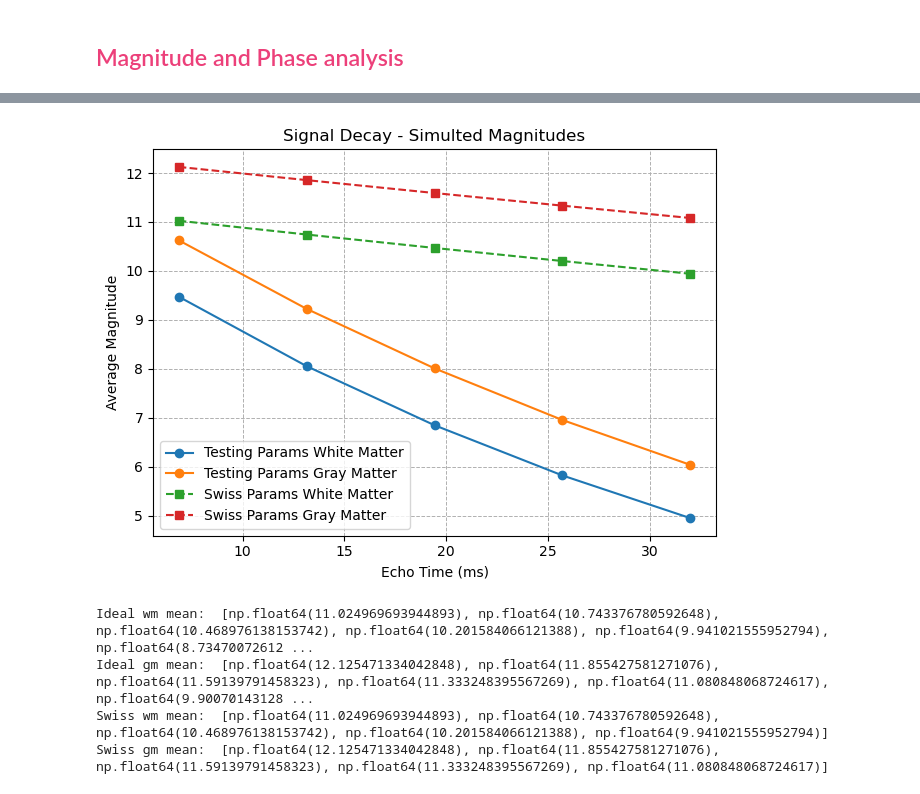
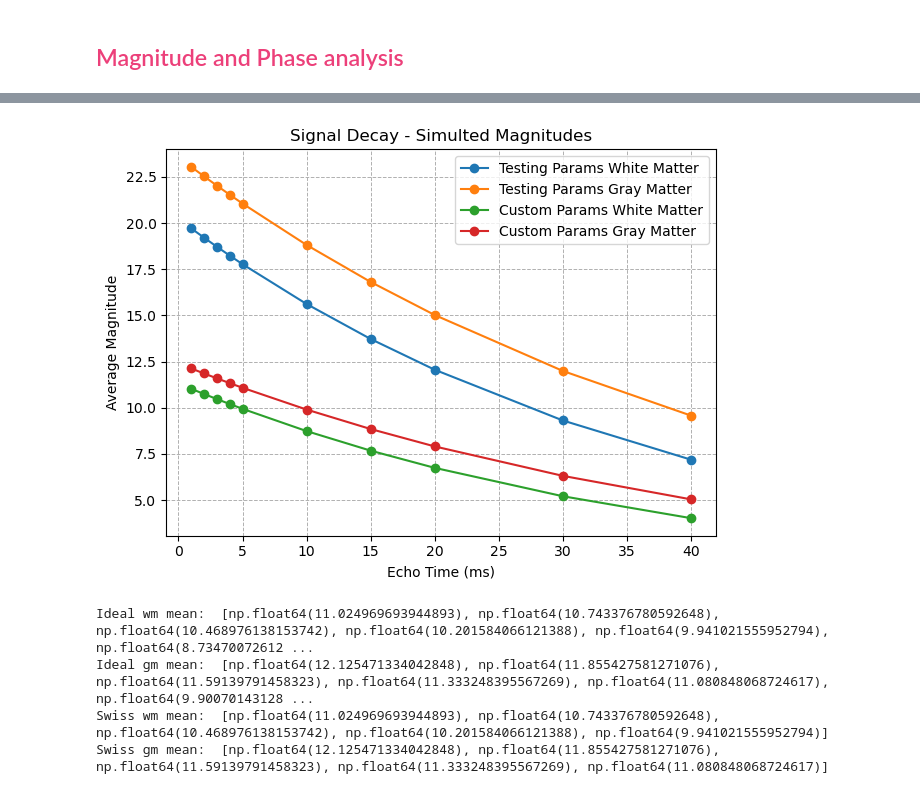
Before and after one commit to sriosq/Image-processing-strategies, a Jupyter notebook: MRsim/sim_swiss.ipynb, the cells around one changed output, grey strips where cells are left out. Drawn from its saved outputs; the diff is of its cells as text; code cells hidden in the pictures.

```diff
--- a/MRsim/sim_swiss.ipynb
+++ b/MRsim/sim_swiss.ipynb
@@ -230,15 +230,18 @@ swiss_params_sim_ph_data = swiss_params_sim_ph_img.get_fdata()
 n_echoes_custom = custom_params_sim_mag_data.shape[-1]
 n_echoes_swiss = swiss_params_sim_mag_data.shape[-1]
 # %%
-# Testing why do decay is different we load the testing mag and phase
-testing_mag_decay_mag_img = nib.load(r"E:\msc_data\sc_qsm\Swiss_data\march_25_re_process\MR_simulations\sim_data\QSM_processing\mrsim_outputs\test_decay_signal/pw_crop_sim_mag_pro.nii.gz")
+# Testing why do decay is different we load the testing mag
+testing_mag_decay_mag_img = nib.load(r"E:\msc_data\sc_qsm\Swiss_data\march_25_re_process\MR_simulations\sim_data\QSM_processing\mrsim_outputs\final_test_decay_signal/pw_crop_sim_mag_pro.nii.gz")
 testing_mag_decay_mag_data = testing_mag_decay_mag_img.get_fdata()
+# %%
+n_echoes_testing = testing_mag_decay_mag_data.shape[-1]
 # %%
 wm_testing_mean = []
 gm_testing_mean = []
 
-# This uses same echoes as swiss echoes but different TR and FA
-for i in range(n_echoes_swiss):
+# This uses the custom echo times and flip angle but with the same TR as Swiss In-vivo acquisition
+for i in range(n_echoes_testing):
+    print("Doing for echo: ", weird_TEs[i])
     wm_testing_vals = testing_mag_decay_mag_data[..., i][wm_mask_data==1]
     gm_testing_vals = testing_mag_decay_mag_data[..., i][gm_mask_data==1]
 
@@ -268,6 +279,6 @@ for i in range(n_echoes_swiss):
     wm_swiss_mean.append(np.mean(wm_swiss_vals))
     gm_swiss_mean.append(np.mean(gm_swiss_vals))
 # %%
-swiss_TEs = [6.86, 13.14, 19.42, 25.7, 31.98]
-customs_TEs = [1, 2, 3, 4, 5, 10, 15, 20, 30, 40]
+swiss_TE_seconds = [6.86, 13.14, 19.42, 25.7, 31.98]
+customs_TE_seconds = [1, 2, 3, 4, 5, 10, 15, 20, 30, 40]
 # %%
@@ -303,19 +334,19 @@ plt.show()
 # %%
-plt.plot(swiss_TEs, wm_testing_mean,'o-', label='Testing Params White Matter')
-plt.plot(swiss_TEs, gm_testing_mean,'o-', label='Testing Params Gray Matter')
-plt.plot(swiss_TEs, wm_swiss_mean,'s--', label='Swiss Params White Matter')
-plt.plot(swiss_TEs,gm_swiss_mean,'s--', label='Swiss Params Gray Matter')
+plt.plot(customs_TE_seconds, wm_testing_mean,'o-', label='Testing Params White Matter')
+plt.plot(customs_TE_seconds, gm_testing_mean,'o-', label='Testing Params Gray Matter')
+plt.plot(customs_TE_seconds, wm_custom_mean,'o-', label='Custom Params White Matter')
+plt.plot(customs_TE_seconds, gm_custom_mean,'o-', label='Custom Params Gray Matter')
 plt.xlabel('Echo Time (ms)')
 plt.ylabel('Average Magnitude')
 plt.title('Signal Decay - Simulted Magnitudes')
 plt.legend()
 
 plt.grid(True, which='both', linestyle='--', linewidth=0.7)
 plt.tight_layout()
 yticks = range(0, 15, 15)
 plt.show()
 # %% [output]
-[figure, old version]
+[figure, new version]
 # %%
 # Print values
 print("Ideal wm mean: ", wm_custom_mean)
```
Also changed, not shown: parts of 8 cells of this notebook, 12 other files.
